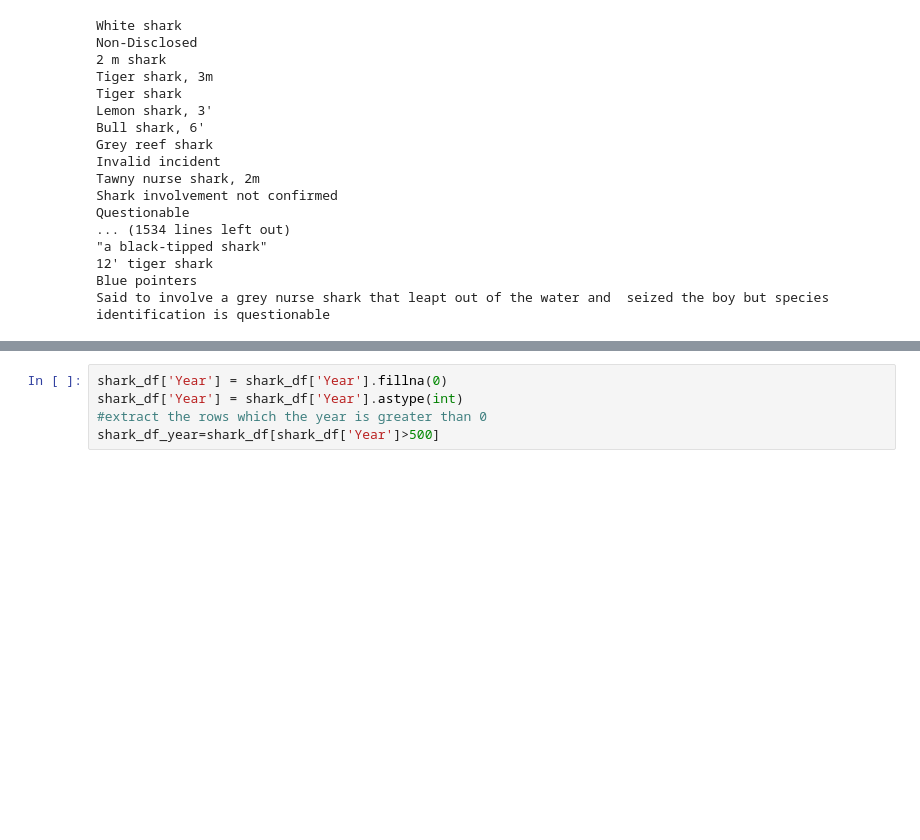
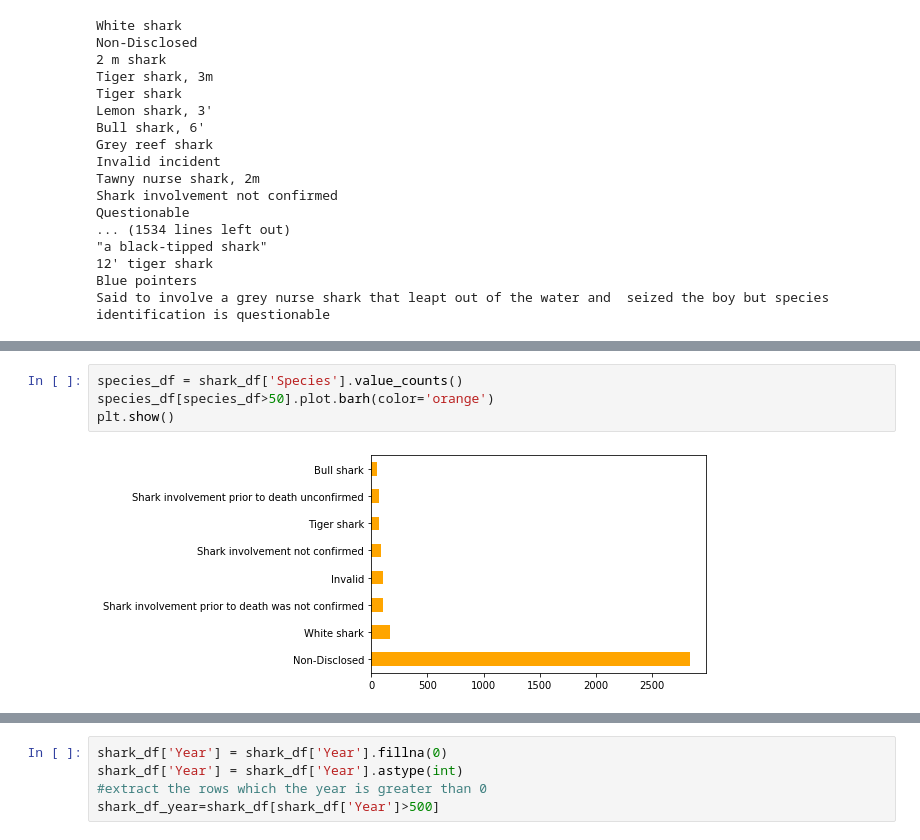
Before and after one commit to stl-lucas/group-project-01, a Jupyter notebook: data_playground.ipynb, the cells around one changed output, grey strips where cells are left out. Cells and saved outputs as stored; diff of their text form; blank space fills up the shorter version.

```diff
--- a/data_playground.ipynb
+++ b/data_playground.ipynb
@@ -103,0 +129,6 @@ Said to involve a grey nurse shark that leapt out of the water and  seized the b
+# %%
+species_df = shark_df['Species'].value_counts()
+species_df[species_df>50].plot.barh(color='orange')
+plt.show()
+# %% [output]
+[figure, added]
```
Also changed, not shown: parts of 29 cells of this notebook.
